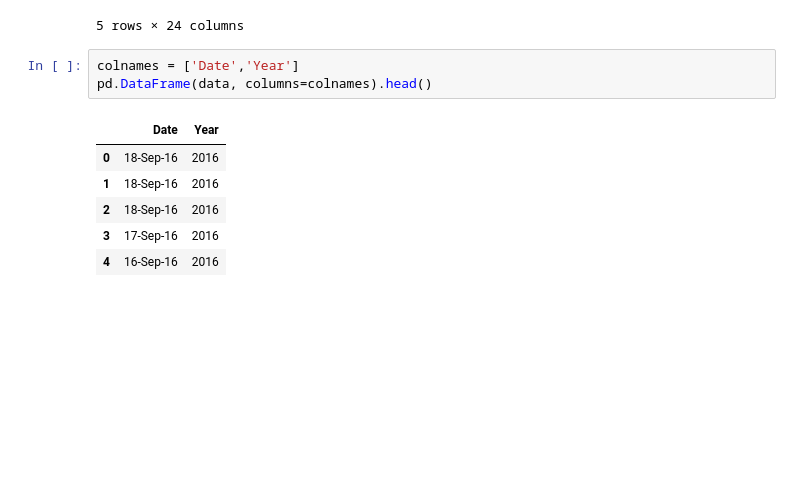
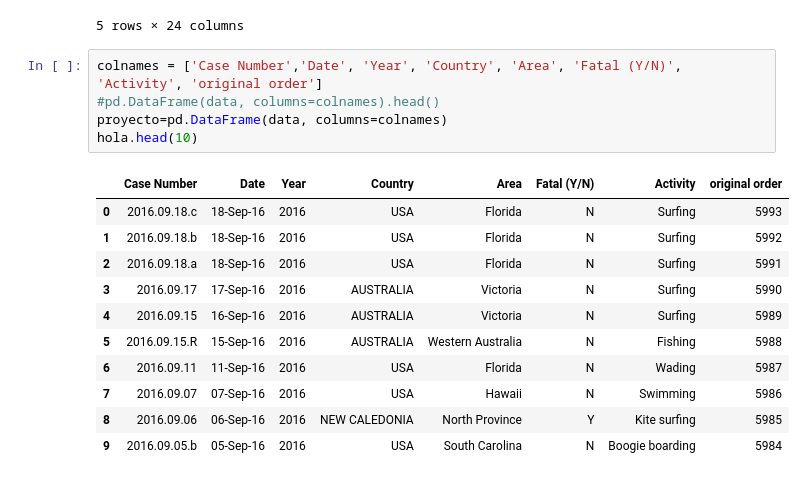
Before and after one commit to ironhack-datalabs/datamad0419, a Jupyter notebook: module-1/pandas-project/your-code/pandas-project.ipynb, the cells around one changed output. Drawn from its saved outputs; the diff is of its cells as text; blank space fills up the shorter version.

```diff
--- a/module-1/pandas-project/your-code/pandas-project.ipynb
+++ b/module-1/pandas-project/your-code/pandas-project.ipynb
@@ -14,12 +14,19 @@ data.head()
 | 4 | 2016.09.15 | 16-Sep-16 | 2016 | Unprovoked | AUSTRALIA | Victoria | Bells Beach | Surfing | male | M | ... |
 5 rows × 24 columns
 # %%
-colnames = ['Date','Year']
-pd.DataFrame(data, columns=colnames).head()
+colnames = ['Case Number','Date', 'Year', 'Country', 'Area', 'Fatal (Y/N)', 'Activity', 'original order']
+#pd.DataFrame(data, columns=colnames).head()
+proyecto=pd.DataFrame(data, columns=colnames)
+hola.head(10)
 # %% [output]
-|  | Date | Year |
-| 0 | 18-Sep-16 | 2016 |
-| 1 | 18-Sep-16 | 2016 |
-| 2 | 18-Sep-16 | 2016 |
-| 3 | 17-Sep-16 | 2016 |
-| 4 | 16-Sep-16 | 2016 |
+|  | Case Number | Date | Year | Country | Area | Fatal (Y/N) | Activity | original order |
+| 0 | 2016.09.18.c | 18-Sep-16 | 2016 | USA | Florida | N | Surfing | 5993 |
+| 1 | 2016.09.18.b | 18-Sep-16 | 2016 | USA | Florida | N | Surfing | 5992 |
+| 2 | 2016.09.18.a | 18-Sep-16 | 2016 | USA | Florida | N | Surfing | 5991 |
+| 3 | 2016.09.17 | 17-Sep-16 | 2016 | AUSTRALIA | Victoria | N | Surfing | 5990 |
+| 4 | 2016.09.15 | 16-Sep-16 | 2016 | AUSTRALIA | Victoria | N | Surfing | 5989 |
+| 5 | 2016.09.15.R | 15-Sep-16 | 2016 | AUSTRALIA | Western Australia | N | Fishing | 5988 |
+| 6 | 2016.09.11 | 11-Sep-16 | 2016 | USA | Florida | N | Wading | 5987 |
+| 7 | 2016.09.07 | 07-Sep-16 | 2016 | USA | Hawaii | N | Swimming | 5986 |
+| 8 | 2016.09.06 | 06-Sep-16 | 2016 | NEW CALEDONIA | North Province | Y | Kite surfing | 5985 |
+| 9 | 2016.09.05.b | 05-Sep-16 | 2016 | USA | South Carolina | N | Boogie boarding | 5984 |
```
Also changed, not shown: parts of 7 cells of this notebook.
